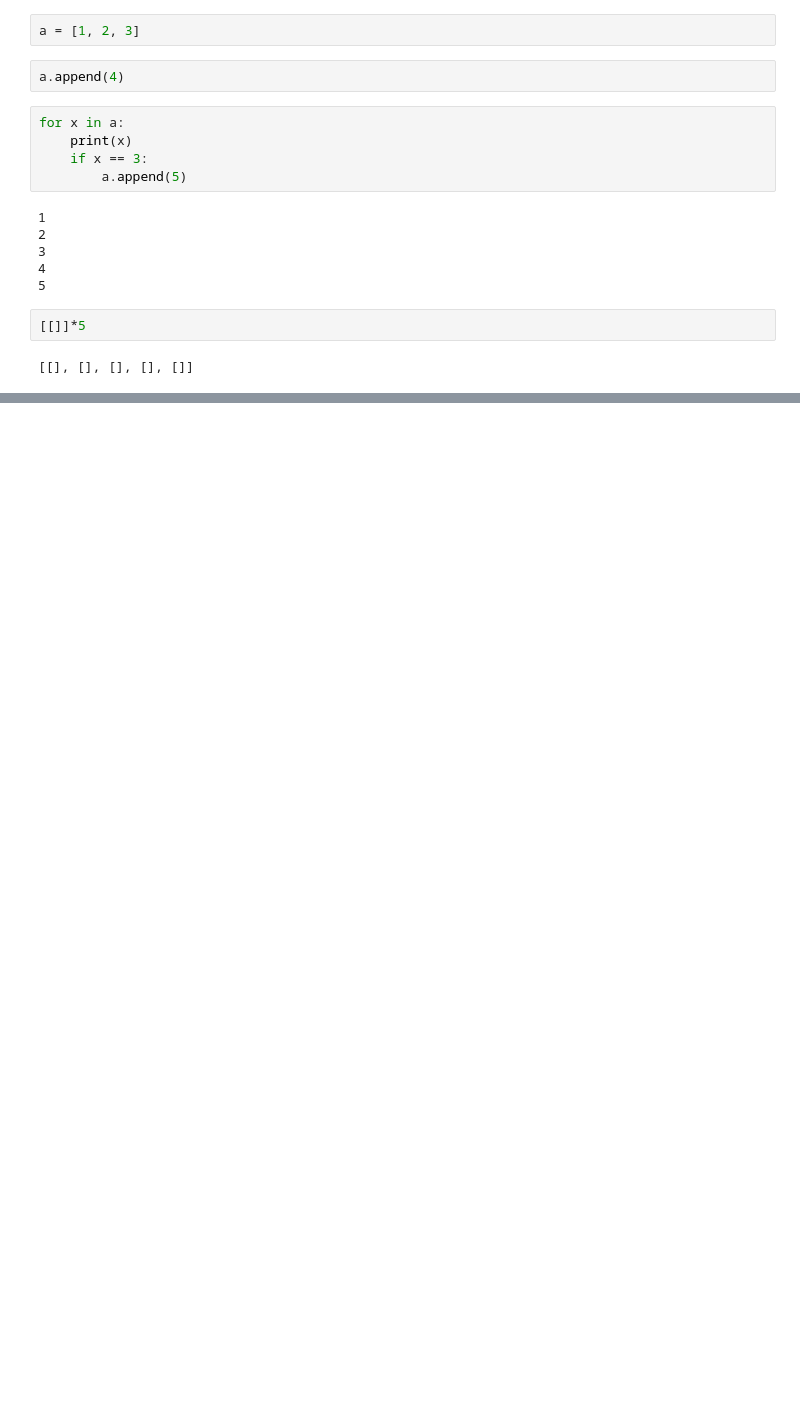
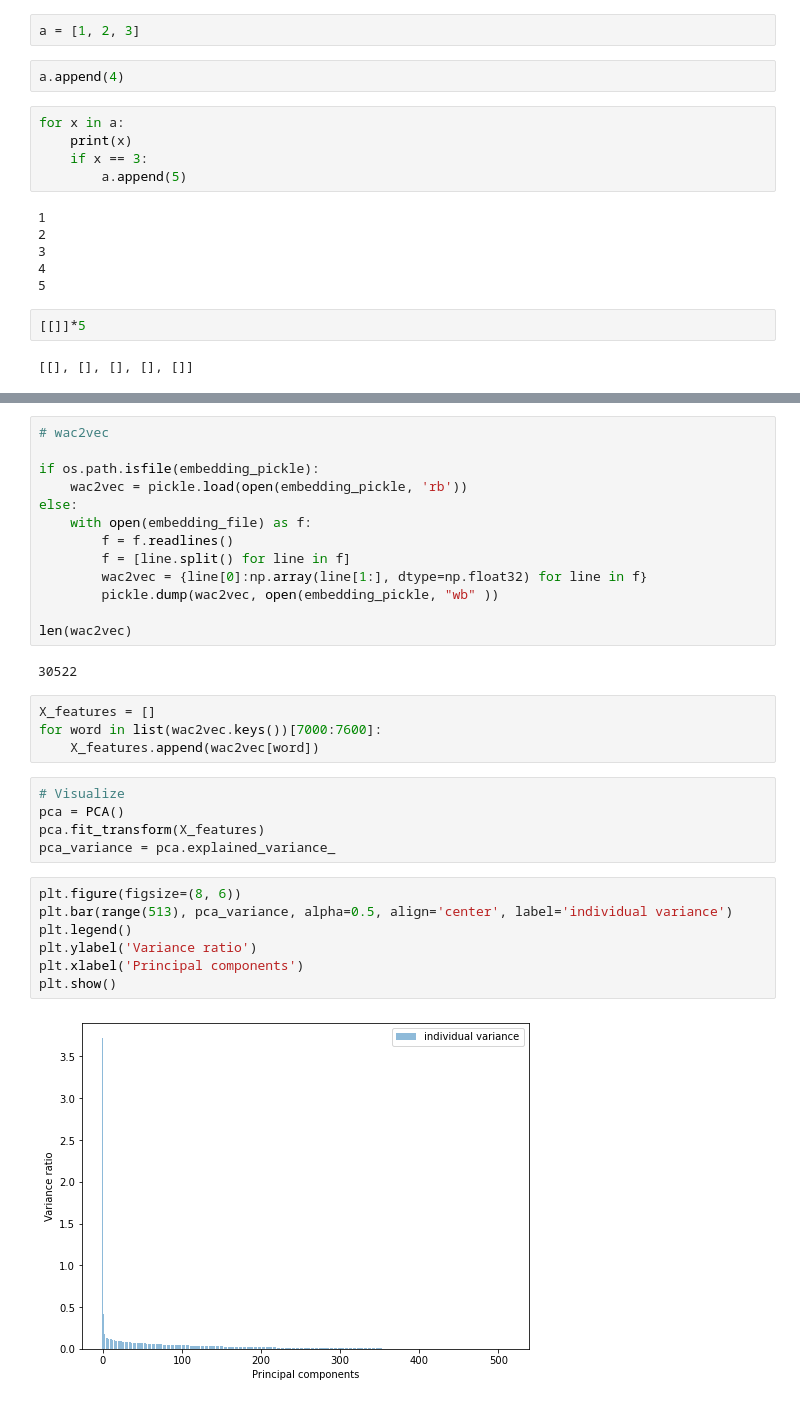
Before and after one commit to DanCrow-BSU/ConcreteAbstract, a Jupyter notebook: explore.ipynb, the cells around one changed output, grey strips where cells are left out. Cells and saved outputs as stored; diff of their text form; blank space fills up the shorter version.

```diff
--- a/explore.ipynb
+++ b/explore.ipynb
@@ -50,0 +77,33 @@ for x in a:
+# %%
+# wac2vec
+
+if os.path.isfile(embedding_pickle):
+    wac2vec = pickle.load(open(embedding_pickle, 'rb'))
+else:
+    with open(embedding_file) as f:
+        f = f.readlines()
+        f = [line.split() for line in f]
+        wac2vec = {line[0]:np.array(line[1:], dtype=np.float32) for line in f}
+        pickle.dump(wac2vec, open(embedding_pickle, "wb" ))
+
+len(wac2vec)
+# %% [output]
+30522
+# %%
+X_features = []
+for word in list(wac2vec.keys())[7000:7600]:
+    X_features.append(wac2vec[word])
+# %%
+# Visualize
+pca = PCA()
+pca.fit_transform(X_features)
+pca_variance = pca.explained_variance_
+# %%
+plt.figure(figsize=(8, 6))
+plt.bar(range(513), pca_variance, alpha=0.5, align='center', label='individual variance')
+plt.legend()
+plt.ylabel('Variance ratio')
+plt.xlabel('Principal components')
+plt.show()
+# %% [output]
+[figure, added]
```
Also changed, not shown: parts of 4 cells of this notebook, 1 other file.
